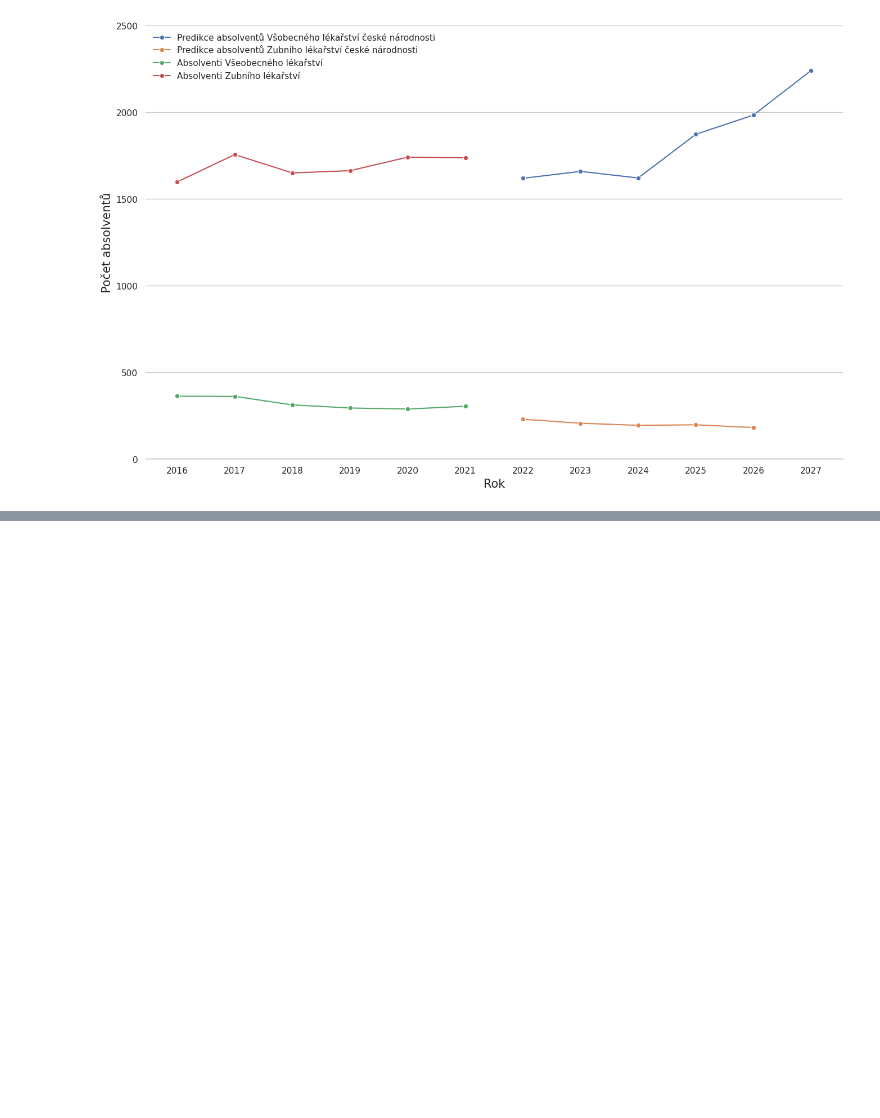
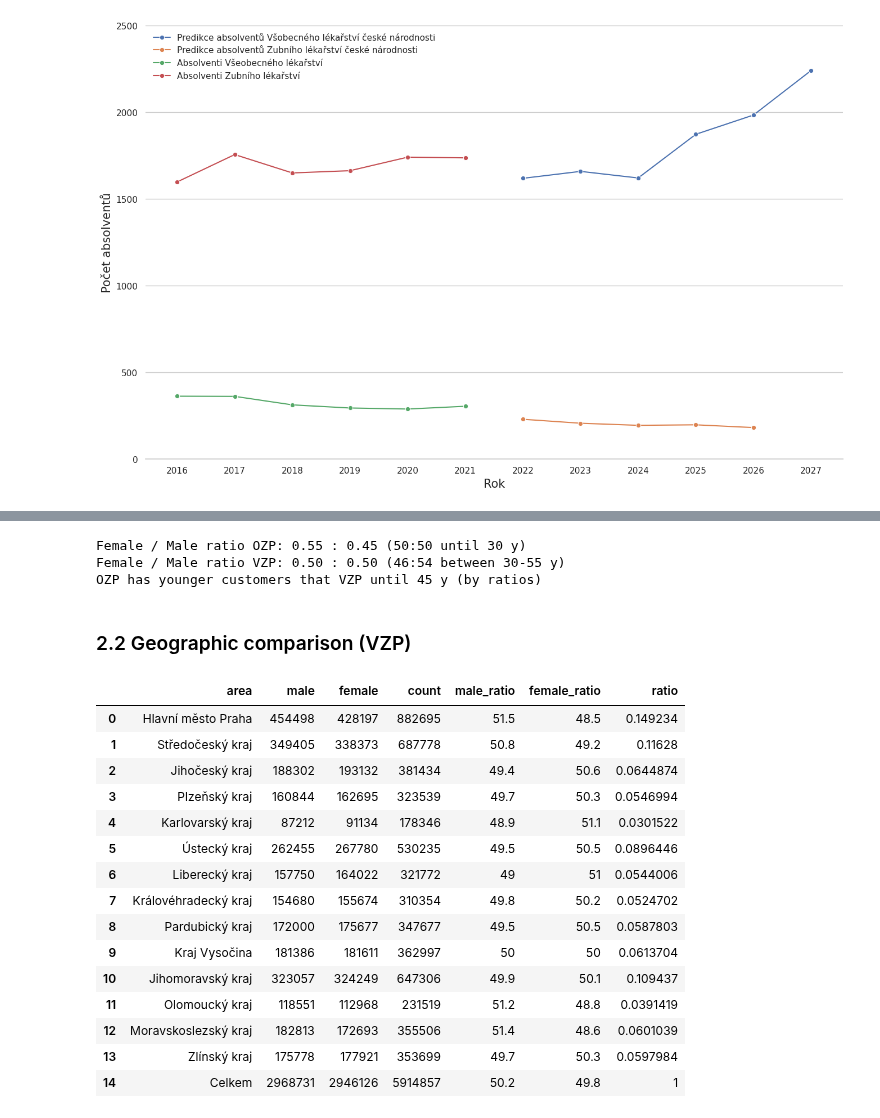
Before and after one commit to opendatalabcz/mapa-zdravi, a Jupyter notebook: src/scripts/models.ipynb, the cells around one changed output, grey strips where cells are left out. Saved outputs shown, nothing was run; the diff lists cells and outputs as text; code cells hidden in the pictures; blank space fills up the shorter version.

```diff
--- a/src/scripts/models.ipynb
+++ b/src/scripts/models.ipynb
@@ -117,0 +192,33 @@ plt.show();
+# %%
+print('Female / Male ratio OZP: 0.55 : 0.45 (50:50 until 30 y)') # https://www.ozp.cz/web/files-c/510/vz_ozp_2011_working.pdf, https://www.ozp.cz/web/files-c/510/vz_ozp_2010_working.pdf
+print('Female / Male ratio VZP: 0.50 : 0.50 (46:54 between 30-55 y)') # see rocenka_vzp_2021.xlsx
+print('OZP has younger customers that VZP until 45 y (by ratios)') # see previous table (difference)
+# %% [output]
+Female / Male ratio OZP: 0.55 : 0.45 (50:50 until 30 y)
+Female / Male ratio VZP: 0.50 : 0.50 (46:54 between 30-55 y)
+OZP has younger customers that VZP until 45 y (by ratios)
+# %% [markdown]
+### 2.2 Geographic comparison (VZP)
+# %%
+vzp_demo = pd.read_excel('../../data/raw/ic/rocenka_vzp_2021.xlsx', sheet_name='I_T 1.1')
+vzp_demo = vzp_demo.iloc[6:].reset_index(drop=True)
+vzp_demo.columns = ['area', 'male', 'female', 'count', 'male_ratio', 'female_ratio']
+vzp_demo['ratio'] = vzp_demo['count'] / 5914857
+vzp_demo
+# %% [output]
+|  | area | male | female | count | male_ratio | female_ratio | ratio |
+| 0 | Hlavní město Praha | 454498 | 428197 | 882695 | 51.5 | 48.5 | 0.149234 |
+| 1 | Středočeský kraj | 349405 | 338373 | 687778 | 50.8 | 49.2 | 0.11628 |
+| 2 | Jihočeský kraj | 188302 | 193132 | 381434 | 49.4 | 50.6 | 0.0644874 |
+| 3 | Plzeňský kraj | 160844 | 162695 | 323539 | 49.7 | 50.3 | 0.0546994 |
+| 4 | Karlovarský kraj | 87212 | 91134 | 178346 | 48.9 | 51.1 | 0.0301522 |
+| 5 | Ústecký kraj | 262455 | 267780 | 530235 | 49.5 | 50.5 | 0.0896446 |
+| 6 | Liberecký kraj | 157750 | 164022 | 321772 | 49 | 51 | 0.0544006 |
+| 7 | Královéhradecký kraj | 154680 | 155674 | 310354 | 49.8 | 50.2 | 0.0524702 |
+| 8 | Pardubický kraj | 172000 | 175677 | 347677 | 49.5 | 50.5 | 0.0587803 |
+| 9 | Kraj Vysočina | 181386 | 181611 | 362997 | 50 | 50 | 0.0613704 |
+| 10 | Jihomoravský kraj | 323057 | 324249 | 647306 | 49.9 | 50.1 | 0.109437 |
+| 11 | Olomoucký kraj | 118551 | 112968 | 231519 | 51.2 | 48.8 | 0.0391419 |
+| 12 | Moravskoslezský kraj | 182813 | 172693 | 355506 | 51.4 | 48.6 | 0.0601039 |
+| 13 | Zlínský kraj | 175778 | 177921 | 353699 | 49.7 | 50.3 | 0.0597984 |
+| 14 | Celkem | 2968731 | 2946126 | 5914857 | 50.2 | 49.8 | 1 |
```
Also changed, not shown: parts of 25 cells of this notebook.
